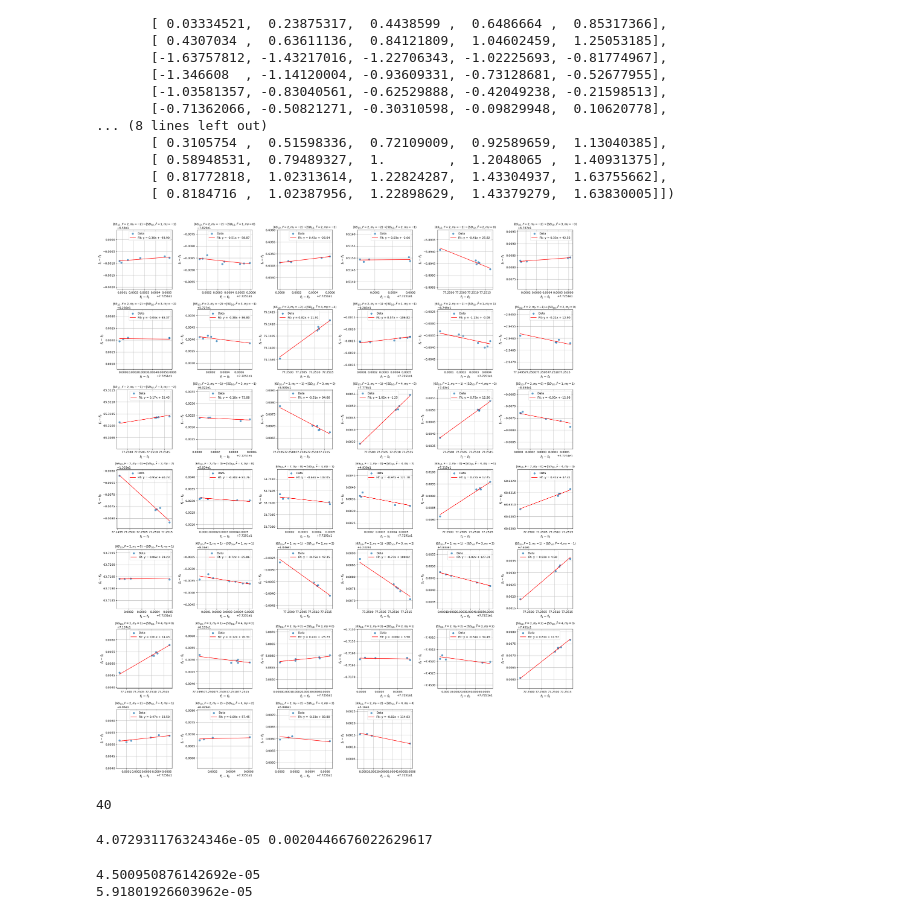
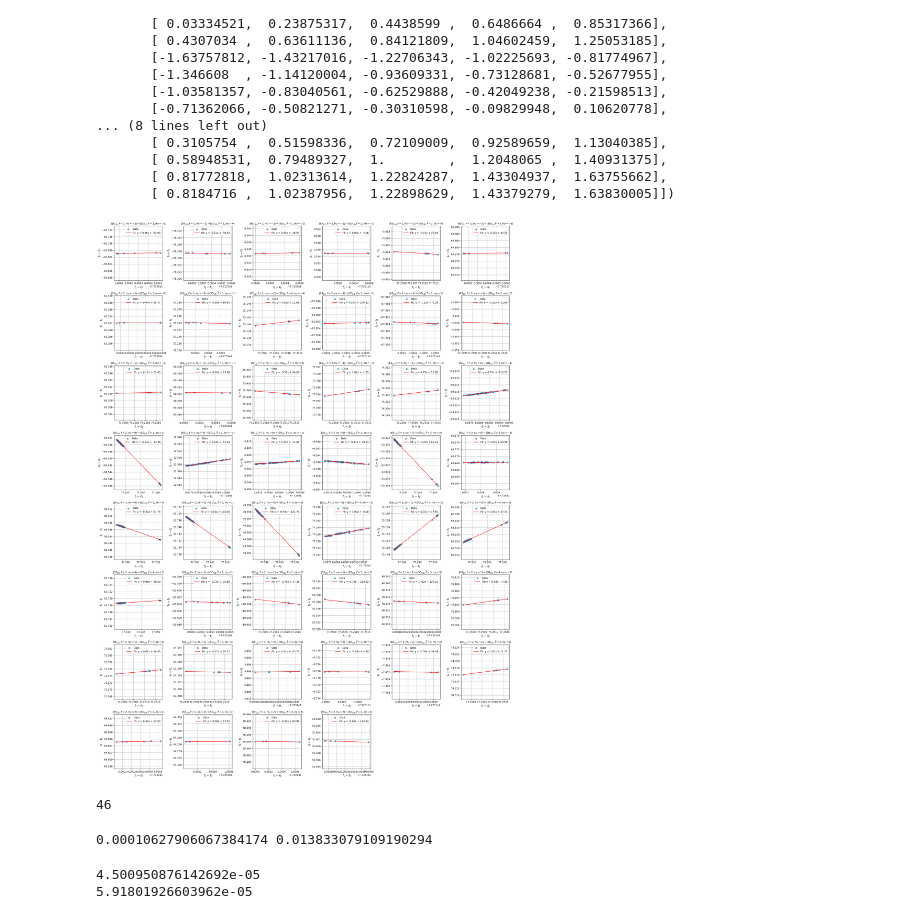
Before and after one commit to GauravTathed/PhD_python_scripts, a Jupyter notebook: Calibration_data_analysis/2pt_cali_analysis.ipynb, the cells around one changed output. Drawn from its saved outputs; the diff is of its cells as text; code cells hidden in the pictures.

Commit message:
Added Bussed Ramsey Calibration data analysis script as well as bussed ramsey detuning fitting script

```diff
--- a/Calibration_data_analysis/2pt_cali_analysis.ipynb
+++ b/Calibration_data_analysis/2pt_cali_analysis.ipynb
@@ -55,10 +89,11 @@ from datetime import datetime
 import numpy as np
 # Define the folder containing the files
 folder_path = "Z:\\Lab Data\\D52_Calibration_Ba137\\RFSoC_Fast_Ramsey_calibrations"
+folder_path = r'Z:\Lab Data\D52_Calibration_Ba137\RFSoC_bussed_ramsey_calibration_data'
 
 # Define date-time filter (Modify as needed)
-start_date = datetime(2025, 3, 1, 0, 0, 0)  # Change to desired start datetime
-end_date = datetime(2025, 11, 20, 23, 6, 59)  # Change to desired end datetime (Optional)
+start_date = datetime(2026, 2, 13, 0, 0, 0)  # Change to desired start datetime
+end_date = datetime(2026, 12, 15, 0, 0, 59)  # Change to desired end datetime (Optional)
 
 # Lists to store the extracted data
 list_freqs = []
@@ -616,43 +651,43 @@ for i, fn_t in enumerate(unique_fn_t):
     # print(slope)
     # Fit the data to find the y-intercept
     popt, _ = curve_fit(lambda x, b: linear_model(x, b, slope), x_vals, y_vals)
     y_intercept = popt[0]
 
     fitted_line = linear_model(x_vals, y_intercept, slope)
 
     deviation = y_vals - fitted_line
     deviations.append(deviation)
     trans_list.append(list(fn_t))
     an2_list.append(y_intercept)
     # Plot in the corresponding subplot
     ax = axes[i]
     ax.scatter(x_vals, y_vals, alpha=0.7, label="Data")
     ax.plot(x_vals, linear_model(x_vals, y_intercept, slope), color='red', label=f"Fit: y = {slope:.2f}x + {y_intercept:.2f}")
     ax.set_title(rf"$|6S_{{1/2}},F=2,m_F = {fn_t[0]}\rangle \rightarrow |5D_{{5/2}},\tilde{{F}}={fn_t[1]}, m_{{\tilde{{F}}}} = {fn_t[2]} \rangle$", fontsize = 10)
     ax.set_xlabel(r"$f_1 - f_0$", fontsize = 12)
     ax.set_ylabel(r"$f_n - f_0$", fontsize = 12)
-    ax.set_ylim(min(y_vals) + (max(y_vals)-min(y_vals))/2 - 0.0025/2, min(y_vals) + (max(y_vals)-min(y_vals))/2 + 0.0025/2)
+    ax.set_ylim(min(y_vals) + (max(y_vals)-min(y_vals))/2 - 0.016/2, min(y_vals) + (max(y_vals)-min(y_vals))/2 + 0.016/2)
     ax.legend()
     ax.grid(True)
 
 # Hide any unused subplots
 for j in range(len(unique_fn_t), len(axes)):
     axes[j].axis('off')
 
 plt.tight_layout()
 # plt.savefig('fitted_calibration_data.png',dpi = 800)
 plt.savefig('Example_calibration_data.png', dpi=800)
 plt.show()
 # %% [output]
-[figure, old version]
+[figure, new version]
 # %%
 len(unique_fn_t)
 # %% [output]
-40
+46
 # %%
 print(min(y_ranges), max(y_ranges))
 # %% [output]
-4.072931176324346e-05 0.0020446676022629617
+0.00010627906067384174 0.013833079109190294
 # %%
 print(np.mean(np.abs(np.concatenate(deviations))))
 
```
Also changed, not shown: parts of 9 cells of this notebook, 26 other files.
